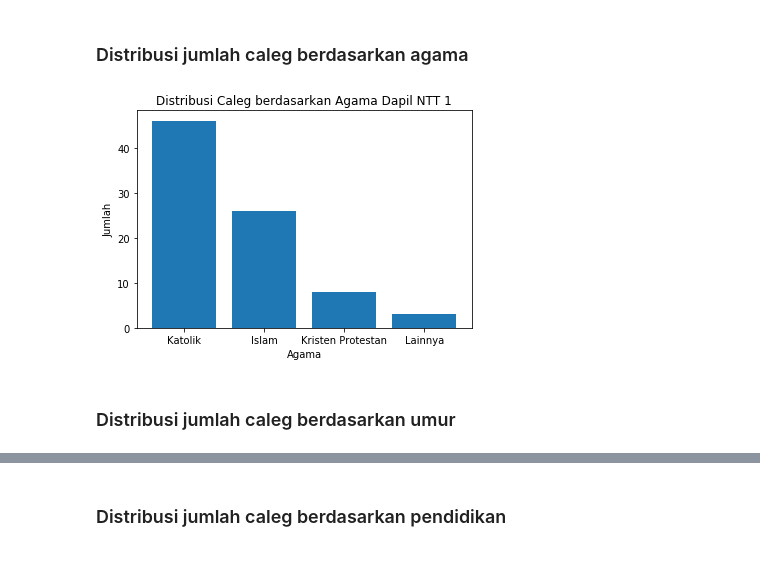
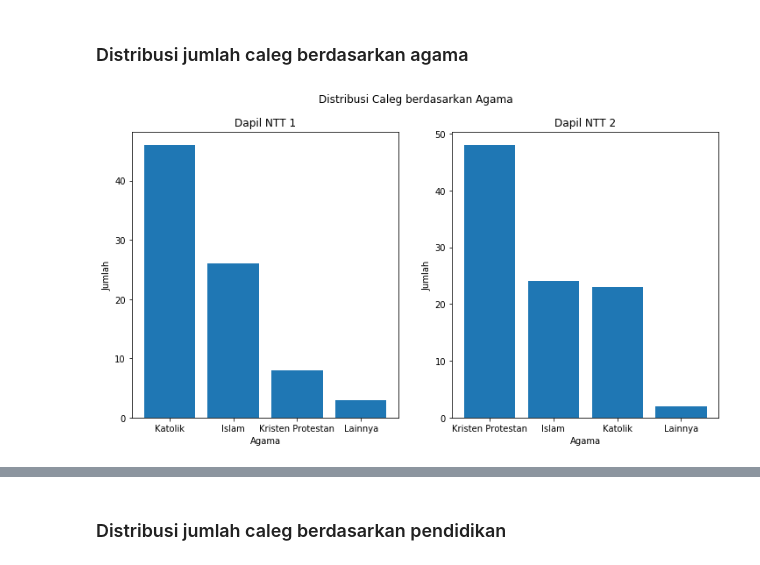
Before and after one commit to bayupaoh/pileg2019-ntt-analytic, a Jupyter notebook: pileg_drp_ntt_2019.ipynb, the cells around one changed output, grey strips where cells are left out. Cells and saved outputs as stored; diff of their text form; code cells hidden in the pictures.

```diff
--- a/pileg_drp_ntt_2019.ipynb
+++ b/pileg_drp_ntt_2019.ipynb
@@ -34,11 +35,17 @@ def selectDataMySQL(query):
     myresult = mycursor.fetchall()
     return myresult
 
-def showPieGraphic(label,value,title):
-    plt.pie(value, labels=label, startangle=90, autopct='%.1f%%')
-    plt.title(title)
-    plt.show()
+def showPieGraphicSubPlot(subPlot,label,value):
+    subPlot.pie(value, labels=label, startangle=90, autopct='%.1f%%')
+    return subPlot
 
+def shoBarGraphicSubPlot(subPlot,label,value):
+    subPlot.bar(label, value)
+    return subPlot
+
+def shoBarHorizontalGraphicSubPlot(subPlot,label,value):
+    subPlot.barh(label, value)
+    return subPlot
 
 def shoBarHorizontalGraphic(label,value,xLabelTitle,yLabelTitle,title,fontSize,width,height):
     index = np.arange(len(label))
@@ -49,15 +56,6 @@ def shoBarHorizontalGraphic(label,value,xLabelTitle,yLabelTitle,title,fontSize,w
     plt.yticks(index, label, fontsize=fontSize)
     plt.title(title)
     plt.show()
-
-def shoBarGraphic(label,value,xLabelTitle,yLabelTitle,title,rotationValue):
-    index = np.arange(len(label))
-    plt.bar(index, value)
-    plt.xlabel(xLabelTitle, fontsize=10)
-    plt.ylabel(yLabelTitle, fontsize=10)
-    plt.xticks(index, label, fontsize=10, rotation=rotationValue)
-    plt.title(title)
-    plt.show()
 # %% [markdown]
 ### Caleg termuda, tertua dan rata-rata umur caleg
 # %%
@@ -138,15 +141,32 @@ shoBarHorizontalGraphic(label,value,"Jumlah","Pekerjaan","Distribusi Caleg Berda
 # %% [markdown]
 ### Distribusi jumlah caleg berdasarkan agama
 # %%
+fig, (ntt1, ntt2) = plt.subplots(1, 2, figsize=(12, 6))
+fig.suptitle("Distribusi Caleg berdasarkan Agama")
 religionNtt1 = selectDataMySQL('SELECT agama,COUNT(agama) as jumlah FROM caleg_details WHERE dapil_id = 60 GROUP by agama ORDER by jumlah desc')
 label = []
 value = []
 for data in religionNtt1:
     label.append(data[0])
     value.append(data[1])
 
-shoBarGraphic(label,value,"Agama","Jumlah","Distribusi Caleg berdasarkan Agama Dapil NTT 1",0)
+ntt1 = shoBarGraphicSubPlot(ntt1,label,value)
+ntt1.set_xlabel('Agama')
+ntt1.set_ylabel('Jumlah')
+ntt1.set_title('Dapil NTT 1')
+
+religionNtt1 = selectDataMySQL('SELECT agama,COUNT(agama) as jumlah FROM caleg_details WHERE dapil_id = 61 GROUP by agama ORDER by jumlah desc')
+label = []
+value = []
+for data in religionNtt1:
+    label.append(data[0])
+    value.append(data[1])
+
+ntt2 = shoBarGraphicSubPlot(ntt2,label,value)
+ntt2.set_xlabel('Agama')
+ntt2.set_ylabel('Jumlah')
+ntt2.set_title('Dapil NTT 2')
+
+plt.show()
 # %% [output]
-[figure, old version]
+[figure, new version]
-# %% [markdown]
-### Distribusi jumlah caleg berdasarkan umur
```
Also changed, not shown: parts of 12 cells of this notebook.
